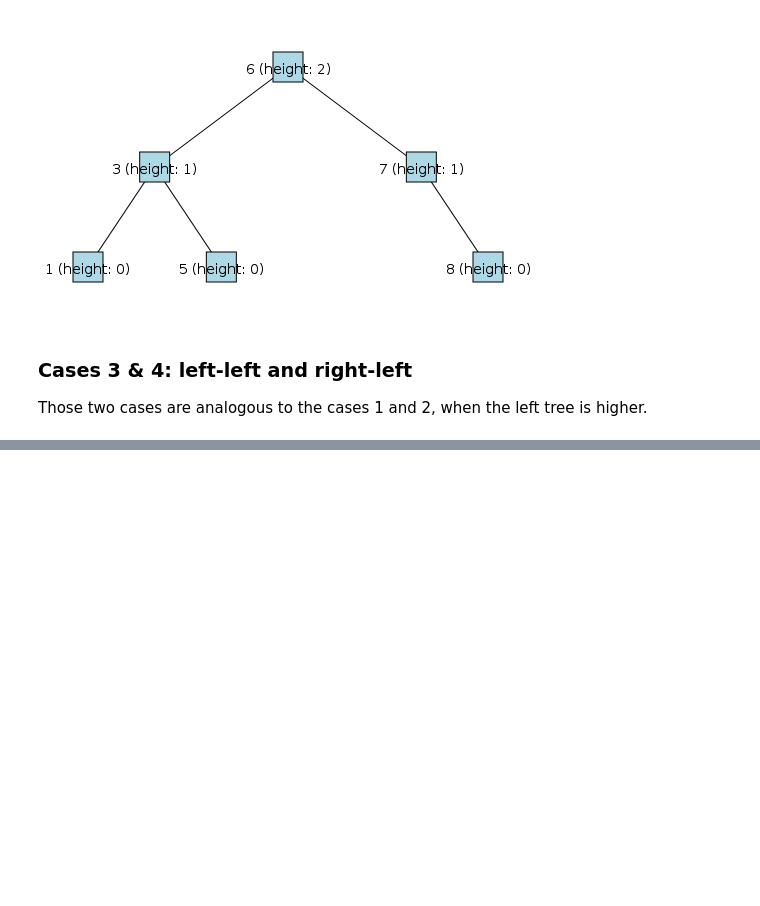
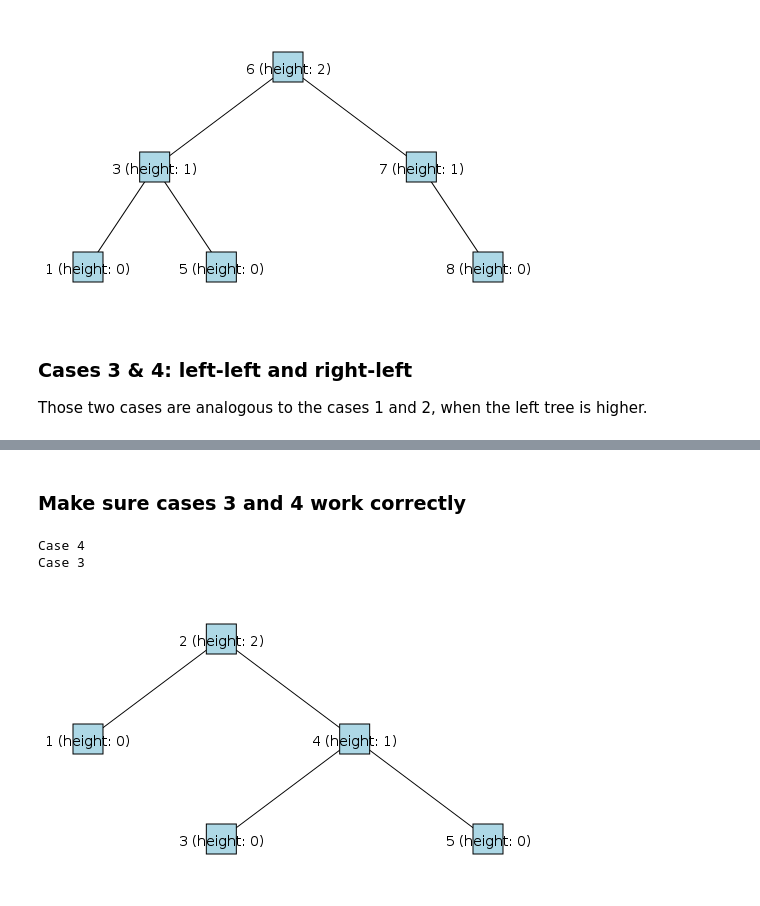
Before and after one commit to siemanko/6.006-2015-notebooks, a Jupyter notebook: lecture6/AVL_and_more.ipynb, the cells around one changed output, grey strips where cells are left out. Drawn from its saved outputs; the diff is of its cells as text; code cells hidden in the pictures; blank space fills up the shorter version.

```diff
--- a/lecture6/AVL_and_more.ipynb
+++ b/lecture6/AVL_and_more.ipynb
@@ -352,0 +447,11 @@ Those two cases are analogous to the cases 1 and 2, when the left tree is higher
+# %% [markdown]
+### Make sure cases 3 and 4 work correctly
+# %%
+tree = AVL()
+for el in [4,1,2,3,5]:
+    tree.insert(el)
+tree.draw(display_height=True)
+# %% [output]
+Case 4
+Case 3
+[figure, added]
```
Also changed, not shown: parts of 8 cells of this notebook.
